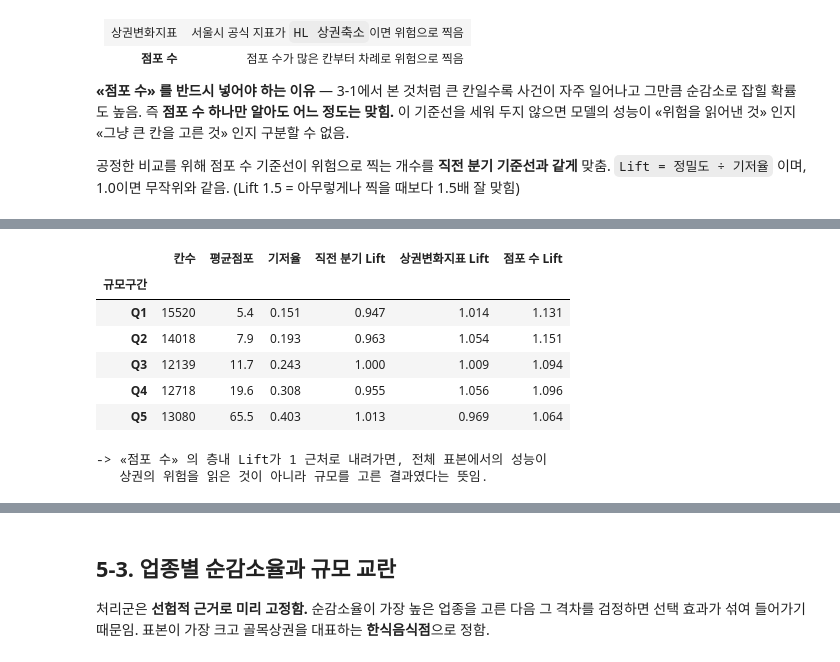
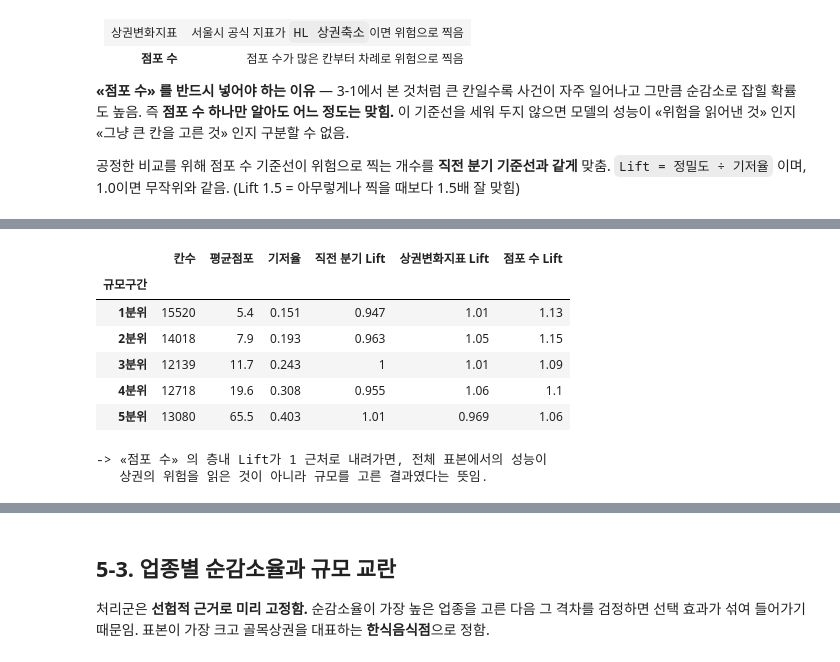
Before and after one commit to d97610-cloud/ai-data-bootcamp, a Jupyter notebook: Project_1_상권폐업위험조기경보/상권_폐업위험_데이터준비_EDA.ipynb, the cells around one changed output, grey strips where cells are left out. Saved outputs shown, nothing was run; the diff lists cells and outputs as text; code cells hidden in the pictures.

```diff
--- a/Project_1_상권폐업위험조기경보/상권_폐업위험_데이터준비_EDA.ipynb
+++ b/Project_1_상권폐업위험조기경보/상권_폐업위험_데이터준비_EDA.ipynb
@@ -80,6 +80,34 @@ FOOD = ["한식음식점", "중식음식점", "일식음식점", "양식음식
         "패스트푸드점", "치킨전문점", "제과점", "커피-음료", "호프-간이주점"]
 
 print("원본 폴더:", RAW, "| 존재:", RAW.exists())
+# ── 그림 글씨 크기 — 문서에 두 개가 나란히 들어가도 읽히도록 키움 ──
+plt.rcParams.update({
+    "figure.dpi": 110,
+    "font.size": 12,
+    "axes.titlesize": 13,
+    "axes.labelsize": 12,
+    "xtick.labelsize": 11,
+    "ytick.labelsize": 11,
+    "legend.fontsize": 11,
+    "figure.titlesize": 14,
+})
+
+# ── 숫자 표기 — 과학적 표기(e-) 대신 자연 실수로 씀 ──
+def plain(v, max_dp=15):
+    """1.23e-13 처럼 지수로 나오는 값을 0.000000000000123 형태로 바꿈"""
+    if v is None: return "—"
+    try: v = float(v)
+    except (TypeError, ValueError): return str(v)
+    if v != v: return "NaN"
+    if v == 0: return "0"
+    a = abs(v)
+    if a >= 1e15: return f"{v:,.0f}"
+    dp = max_dp if a < 1e-4 else (4 if a < 1 else 2)
+    s = f"{v:,.{dp}f}"
+    if "." in s: s = s.rstrip("0").rstrip(".")
+    return s or "0"
+
+pd.set_option("display.float_format", plain)
 # %% [output]
 원본 폴더: C:\Users\지선호\OneDrive\바탕 화면\AI 데이터 인텔리전스\종합 과제\데이터 | 존재: True
 # %%
@@ -948,28 +1117,28 @@ chi2(1) = 92.1, p = 8.15e-22, Cramer V = 0.037, 오즈비 = 1.22
 # %%
 rows = []
 for q_, s in b.groupby("규모구간"):
     base = s["y"].mean()
     kk = int(s["순감소_현재"].sum())
     pred_size = np.zeros(len(s), dtype=int)
     pred_size[np.argsort(-s["전체_점포_수"].values, kind="stable")[:kk]] = 1
-    r = {"규모구간": f"Q{int(q_)+1}", "칸수": len(s),
+    r = {"규모구간": f"{int(q_)+1}분위", "칸수": len(s),
          "평균점포": round(s["전체_점포_수"].mean(), 1), "기저율": round(base, 3)}
     for nm, pred in [("직전 분기", s["순감소_현재"].values), ("상권변화지표", s["기준선_위험"].values),
                      ("점포 수", pred_size)]:
         tp = int(((pred == 1) & (s["y"].values == 1)).sum()); n1 = int(pred.sum())
         r[f"{nm} Lift"] = round((tp / n1) / base, 3) if n1 and base else np.nan
     rows.append(r)
 strat = pd.DataFrame(rows).set_index("규모구간")
 display(strat)
 print("-> «점포 수» 의 층내 Lift가 1 근처로 내려가면, 전체 표본에서의 성능이")
 print("   상권의 위험을 읽은 것이 아니라 규모를 고른 결과였다는 뜻임.")
 # %% [output]
 |  | 칸수 | 평균점포 | 기저율 | 직전 분기 Lift | 상권변화지표 Lift | 점포 수 Lift |
 | 규모구간 |  |  |  |  |  |  |
-| Q1 | 15520 | 5.4 | 0.151 | 0.947 | 1.014 | 1.131 |
-| Q2 | 14018 | 7.9 | 0.193 | 0.963 | 1.054 | 1.151 |
-| Q3 | 12139 | 11.7 | 0.243 | 1.000 | 1.009 | 1.094 |
-| Q4 | 12718 | 19.6 | 0.308 | 0.955 | 1.056 | 1.096 |
-| Q5 | 13080 | 65.5 | 0.403 | 1.013 | 0.969 | 1.064 |
+| 1분위 | 15520 | 5.4 | 0.151 | 0.947 | 1.01 | 1.13 |
+| 2분위 | 14018 | 7.9 | 0.193 | 0.963 | 1.05 | 1.15 |
+| 3분위 | 12139 | 11.7 | 0.243 | 1 | 1.01 | 1.09 |
+| 4분위 | 12718 | 19.6 | 0.308 | 0.955 | 1.06 | 1.1 |
+| 5분위 | 13080 | 65.5 | 0.403 | 1.01 | 0.969 | 1.06 |
 -> «점포 수» 의 층내 Lift가 1 근처로 내려가면, 전체 표본에서의 성능이
    상권의 위험을 읽은 것이 아니라 규모를 고른 결과였다는 뜻임.
```
Also changed, not shown: parts of 44 cells of this notebook, 3 other files.
